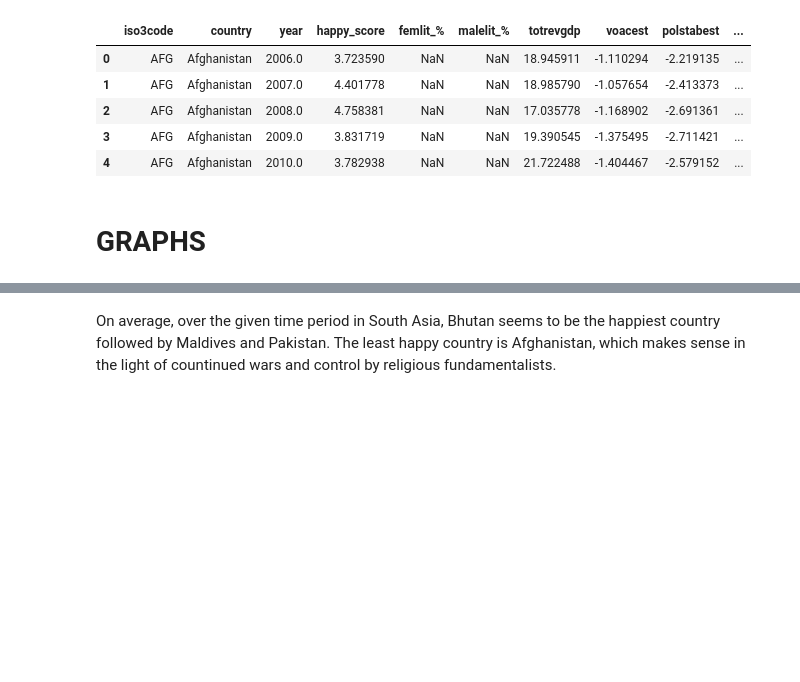
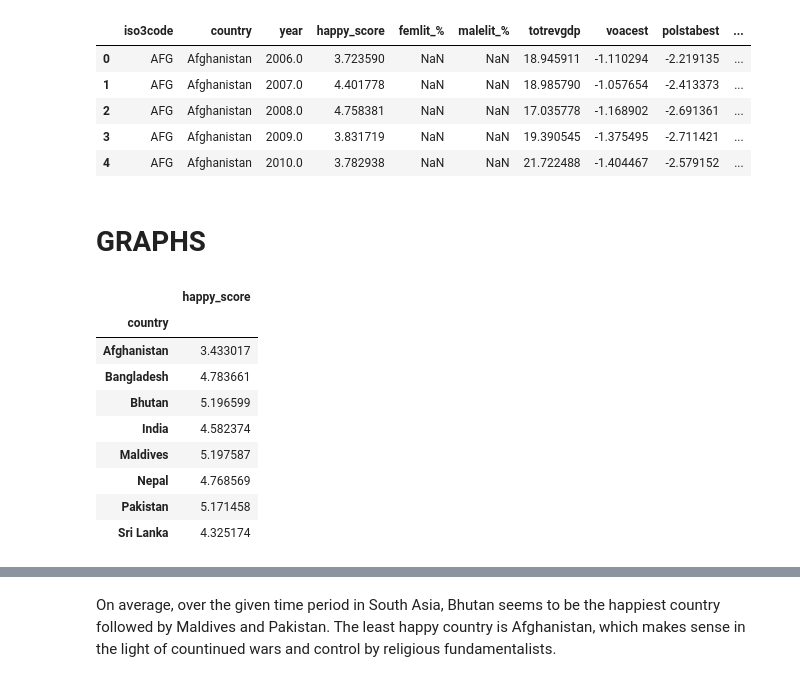
Before and after one commit to kandelprakashchandra/vis, a Jupyter notebook: PS3_Assignment.ipynb, the cells around one changed output, grey strips where cells are left out. Drawn from its saved outputs; the diff is of its cells as text; code cells hidden in the pictures; blank space fills up the shorter version.

```diff
--- a/PS3_Assignment.ipynb
+++ b/PS3_Assignment.ipynb
@@ -1834,6 +1846,19 @@ final_merge. head()
 | 4 | AFG | Afghanistan | 2010.0 | 3.782938 | NaN | NaN | 21.722488 | -1.404467 | -2.579152 | ... |
 # %% [markdown]
 # GRAPHS
+# %%
+collapsedhappy
+# %% [output]
+|  | happy_score |
+| country |  |
+| Afghanistan | 3.433017 |
+| Bangladesh | 4.783661 |
+| Bhutan | 5.196599 |
+| India | 4.582374 |
+| Maldives | 5.197587 |
+| Nepal | 4.768569 |
+| Pakistan | 5.171458 |
+| Sri Lanka | 4.325174 |
 # %%
 # Collapsing of data before creating graphs
 collapsedhappy =final_merge.groupby(['country']).agg({'happy_score': 'mean'})
```
Also changed, not shown: parts of 5 cells of this notebook.
